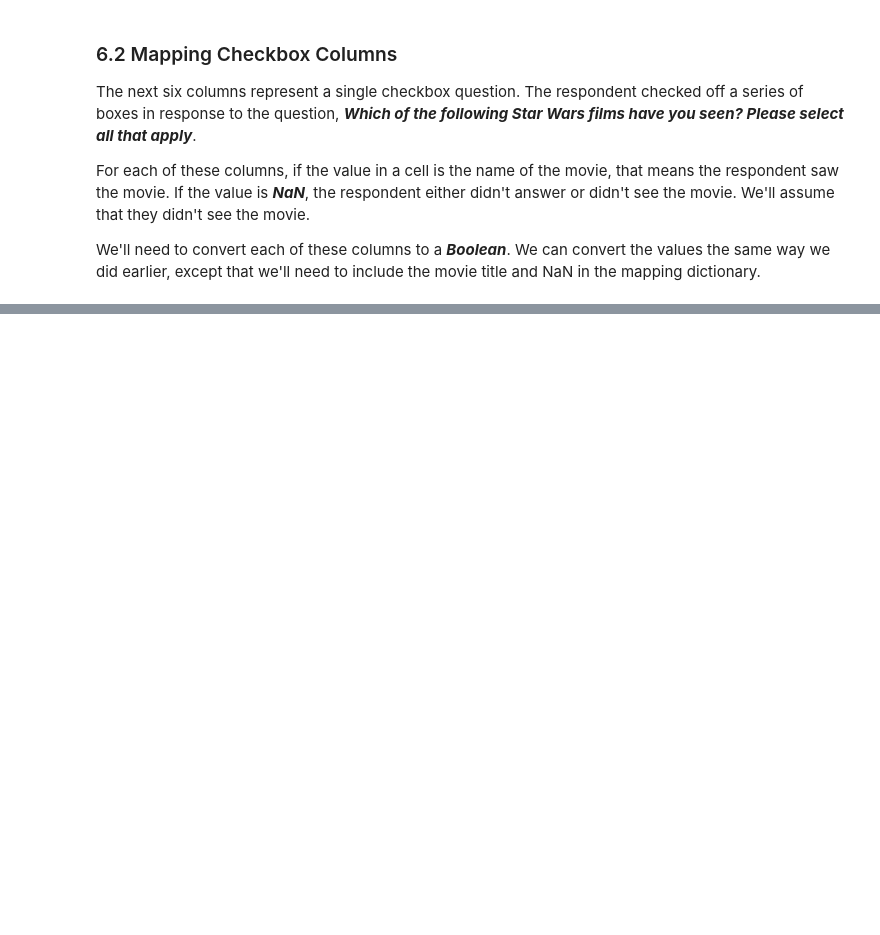
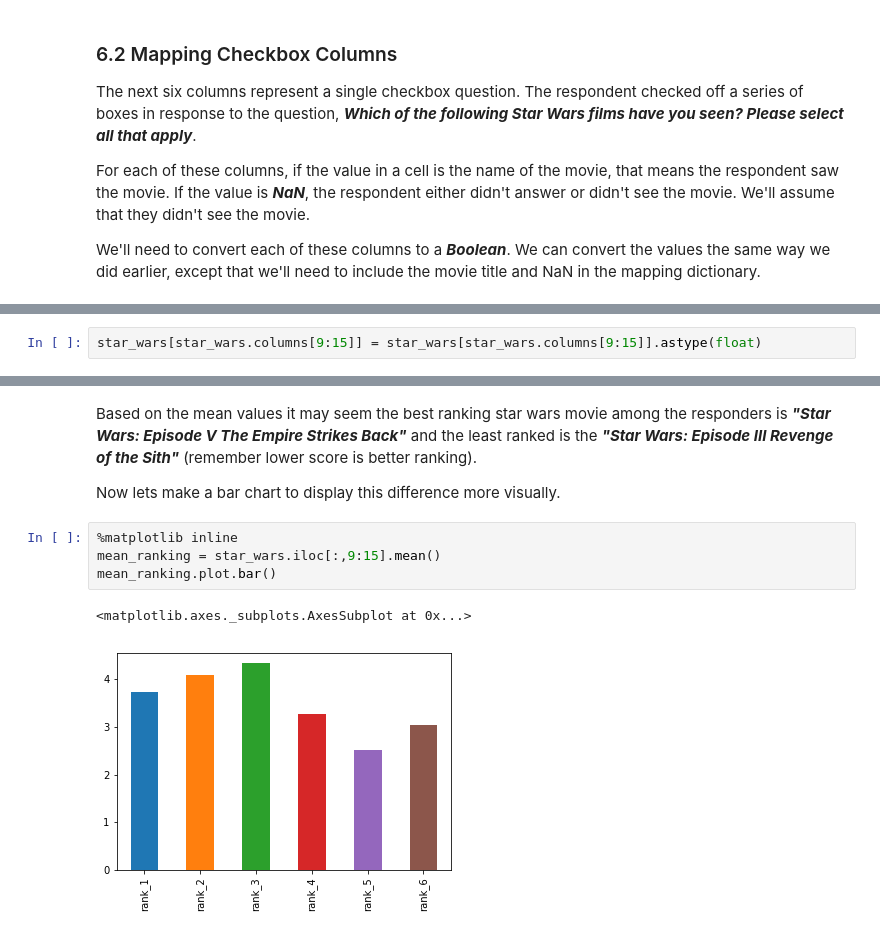
Before and after one commit to Rezwal/portfolio, a Jupyter notebook: Data Cleaning Example.ipynb, the cells around one changed output, grey strips where cells are left out. Saved outputs shown, nothing was run; the diff lists cells and outputs as text; blank space fills up the shorter version.

Commit message:
Added "change columns type" and "descriptive statsitics"

```diff
--- a/Data Cleaning Example.ipynb
+++ b/Data Cleaning Example.ipynb
@@ -354,0 +393,2 @@ All the "seen" columns have successfully been mapped to boolean type.
+# %%
+star_wars[star_wars.columns[9:15]] = star_wars[star_wars.columns[9:15]].astype(float)
@@ -354,0 +423,11 @@ All the "seen" columns have successfully been mapped to boolean type.
+# %% [markdown]
+Based on the mean values it may seem the best ranking star wars movie among the responders is ***"Star Wars: Episode V The Empire Strikes Back"*** and the least ranked is the ***"Star Wars: Episode III Revenge of the Sith"*** (remember lower score is better ranking).
+
+Now lets make a bar chart to display this difference more visually.
+# %%
+%matplotlib inline
+mean_ranking = star_wars.iloc[:,9:15].mean()
+mean_ranking.plot.bar()
+# %% [output]
+<matplotlib.axes._subplots.AxesSubplot at 0x...>
+[figure, added]
```
Also changed, not shown: parts of 13 cells of this notebook.
